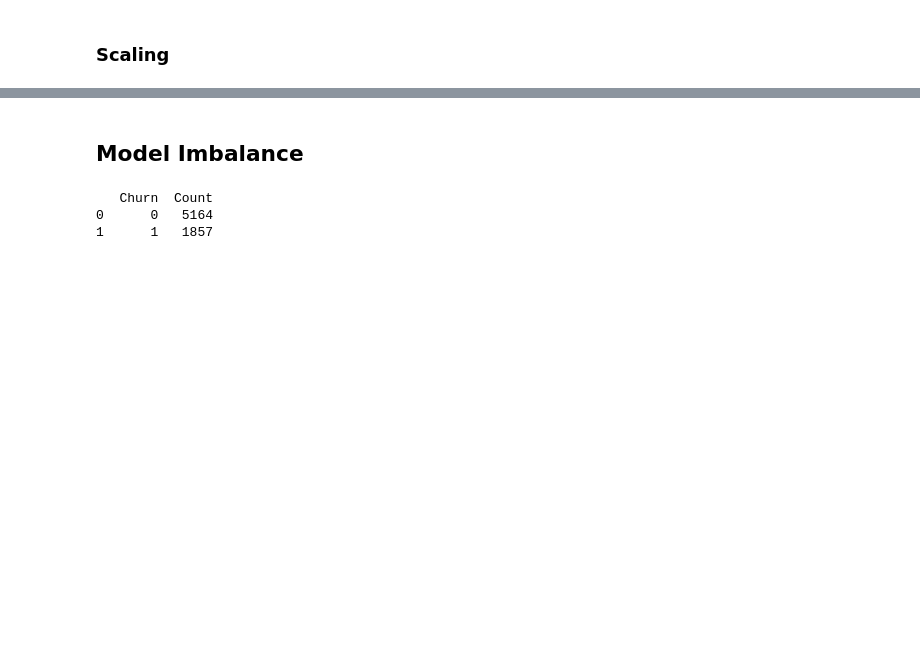
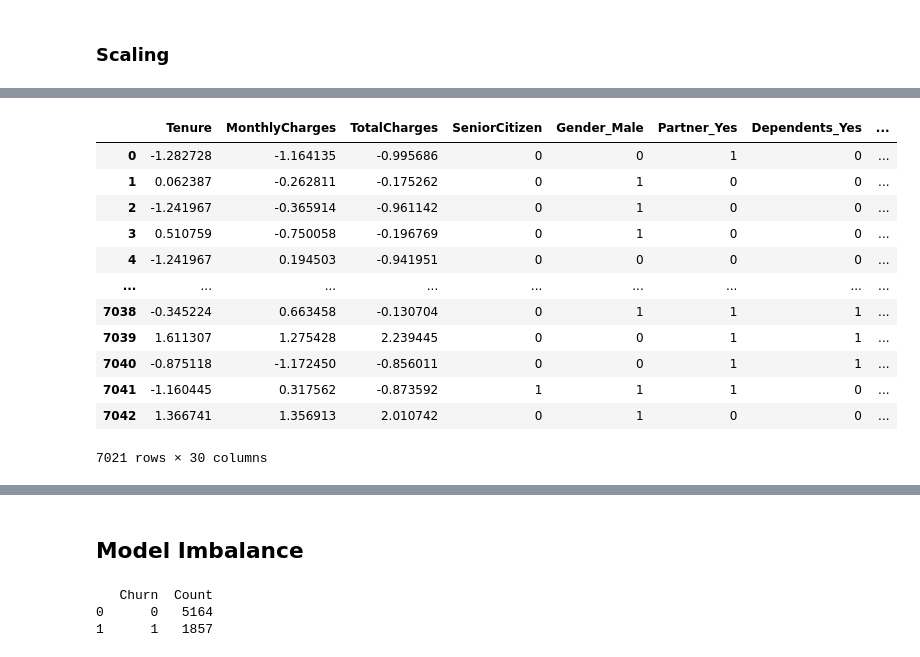
Before and after one commit to meenakshyyy/Customer-Churn-Telecom, a Jupyter notebook: Customer churn.ipynb, the cells around one changed output, grey strips where cells are left out. Drawn from its saved outputs; the diff is of its cells as text; code cells hidden in the pictures; blank space fills up the shorter version.

```diff
--- a/Customer churn.ipynb
+++ b/Customer churn.ipynb
@@ -634,0 +617,3 @@ df
+# %%
+cat_onehot=pd.get_dummies(df[cat_cols],dtype=int,drop_first=True)
+cat_onehot
@@ -655,0 +649,18 @@ df
+# %%
+# concat the encoded features and scaled features
+final_df=pd.concat([df[num_cols],cat_onehot],axis=1)
+final_df
+# %% [output]
+|  | Tenure | MonthlyCharges | TotalCharges | SeniorCitizen | Gender_Male | Partner_Yes | Dependents_Yes | ... |
+| 0 | -1.282728 | -1.164135 | -0.995686 | 0 | 0 | 1 | 0 | ... |
+| 1 | 0.062387 | -0.262811 | -0.175262 | 0 | 1 | 0 | 0 | ... |
+| 2 | -1.241967 | -0.365914 | -0.961142 | 0 | 1 | 0 | 0 | ... |
+| 3 | 0.510759 | -0.750058 | -0.196769 | 0 | 1 | 0 | 0 | ... |
+| 4 | -1.241967 | 0.194503 | -0.941951 | 0 | 0 | 0 | 0 | ... |
+| ... | ... | ... | ... | ... | ... | ... | ... | ... |
+| 7038 | -0.345224 | 0.663458 | -0.130704 | 0 | 1 | 1 | 1 | ... |
+| 7039 | 1.611307 | 1.275428 | 2.239445 | 0 | 0 | 1 | 1 | ... |
+| 7040 | -0.875118 | -1.172450 | -0.856011 | 0 | 0 | 1 | 1 | ... |
+| 7041 | -1.160445 | 0.317562 | -0.873592 | 1 | 1 | 1 | 0 | ... |
+| 7042 | 1.366741 | 1.356913 | 2.010742 | 0 | 1 | 0 | 0 | ... |
+7021 rows × 30 columns
```
Also changed, not shown: parts of 41 cells of this notebook, 1 other file.
